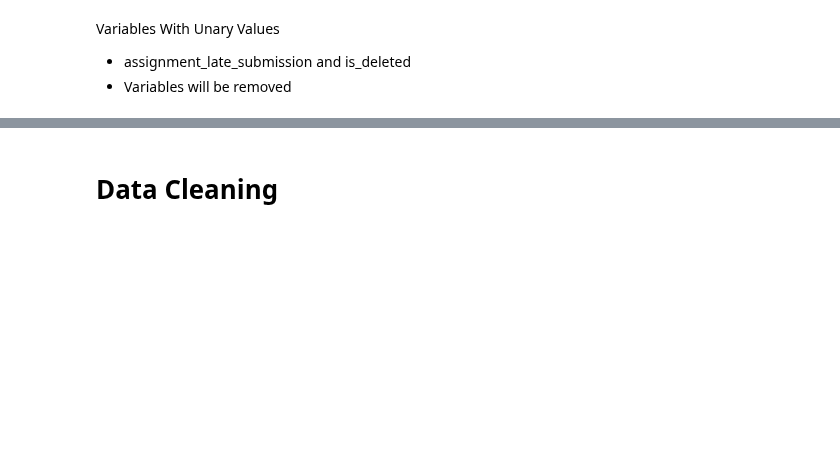
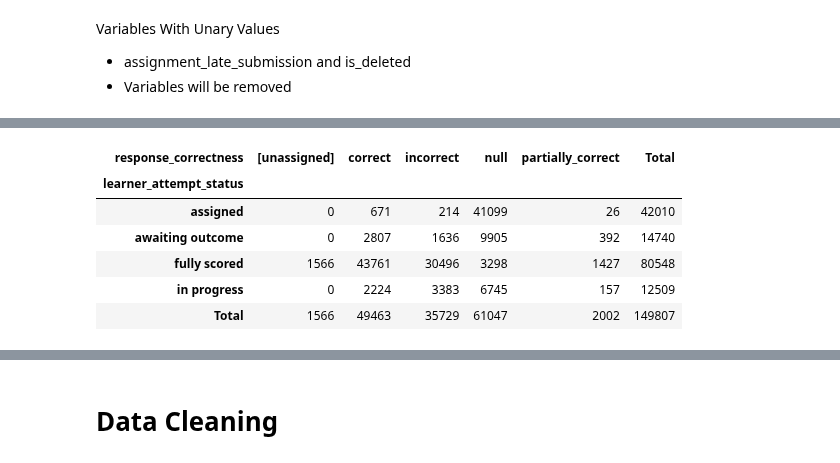
Before and after one commit to dlhinkley/c772-capstone-project, a Jupyter notebook: spark/C772CapstoneProject.ipynb, the cells around one changed output, grey strips where cells are left out. Cells and saved outputs as stored; diff of their text form; code cells hidden in the pictures; blank space fills up the shorter version.

```diff
--- a/spark/C772CapstoneProject.ipynb
+++ b/spark/C772CapstoneProject.ipynb
@@ -250,0 +335,14 @@ Variables With Unary Values
+# %%
+import pandas as pd
+
+dfPd = dfRaw.toPandas()
+# Return cross-tabulation table of learner_attempt_status vs response_correctness adding counts for null values
+pd.crosstab(dfPd.learner_attempt_status.fillna('null'), dfPd.response_correctness.fillna('null'), margins=True, margins_name="Total")
+# %% [output]
+| response_correctness | [unassigned] | correct | incorrect | null | partially_correct | Total |
+| learner_attempt_status |  |  |  |  |  |  |
+| assigned | 0 | 671 | 214 | 41099 | 26 | 42010 |
+| awaiting outcome | 0 | 2807 | 1636 | 9905 | 392 | 14740 |
+| fully scored | 1566 | 43761 | 30496 | 3298 | 1427 | 80548 |
+| in progress | 0 | 2224 | 3383 | 6745 | 157 | 12509 |
+| Total | 1566 | 49463 | 35729 | 61047 | 2002 | 149807 |
```
Also changed, not shown: parts of 33 cells of this notebook, 3 other files.
